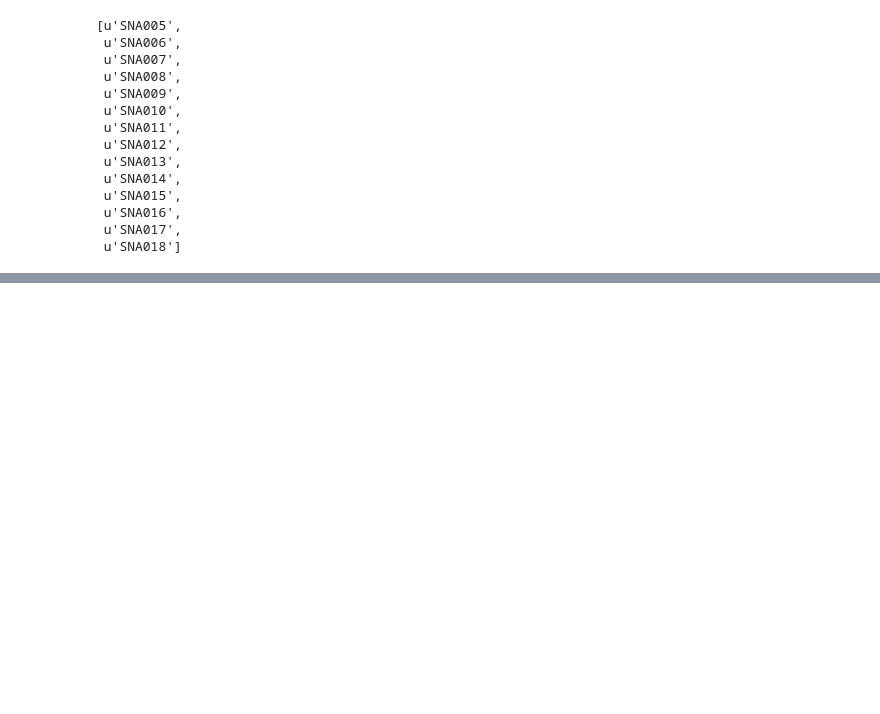
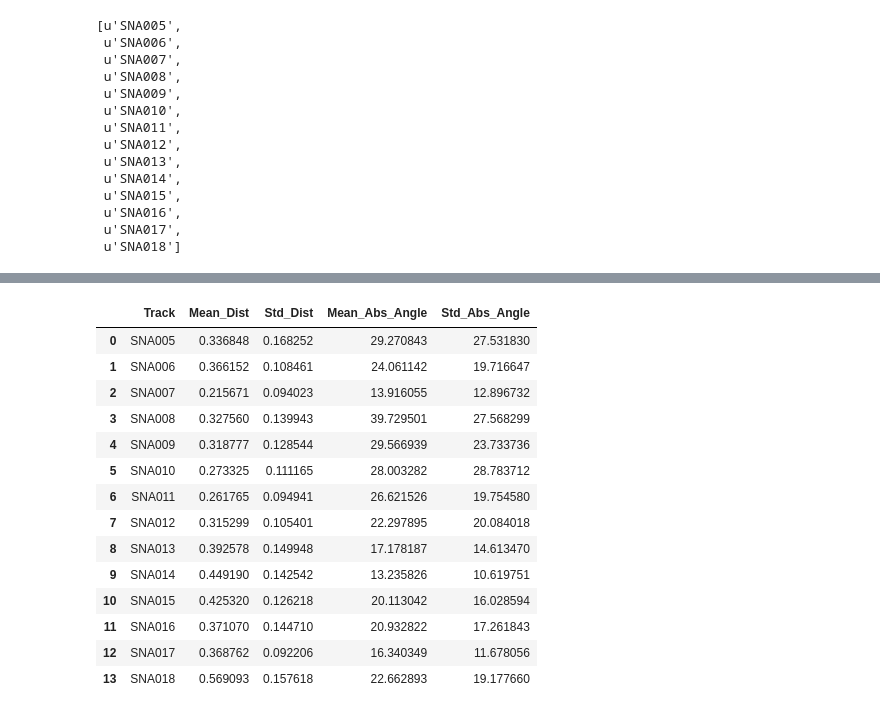
Before and after one commit to rah/optimal-search, a Jupyter notebook: ipython/70 84-10-22 Townsville.ipynb, the cells around one changed output, grey strips where cells are left out. Saved outputs shown, nothing was run; the diff lists cells and outputs as text; code cells hidden in the pictures; blank space fills up the shorter version.

```diff
--- a/ipython/70 84-10-22 Townsville.ipynb
+++ b/ipython/70 84-10-22 Townsville.ipynb
@@ -35,0 +30,18 @@ for key in df.keys():
+# %%
+summary_stats(df)
+# %% [output]
+|  | Track | Mean_Dist | Std_Dist | Mean_Abs_Angle | Std_Abs_Angle |
+| 0 | SNA005 | 0.336848 | 0.168252 | 29.270843 | 27.531830 |
+| 1 | SNA006 | 0.366152 | 0.108461 | 24.061142 | 19.716647 |
+| 2 | SNA007 | 0.215671 | 0.094023 | 13.916055 | 12.896732 |
+| 3 | SNA008 | 0.327560 | 0.139943 | 39.729501 | 27.568299 |
+| 4 | SNA009 | 0.318777 | 0.128544 | 29.566939 | 23.733736 |
+| 5 | SNA010 | 0.273325 | 0.111165 | 28.003282 | 28.783712 |
+| 6 | SNA011 | 0.261765 | 0.094941 | 26.621526 | 19.754580 |
+| 7 | SNA012 | 0.315299 | 0.105401 | 22.297895 | 20.084018 |
+| 8 | SNA013 | 0.392578 | 0.149948 | 17.178187 | 14.613470 |
+| 9 | SNA014 | 0.449190 | 0.142542 | 13.235826 | 10.619751 |
+| 10 | SNA015 | 0.425320 | 0.126218 | 20.113042 | 16.028594 |
+| 11 | SNA016 | 0.371070 | 0.144710 | 20.932822 | 17.261843 |
+| 12 | SNA017 | 0.368762 | 0.092206 | 16.340349 | 11.678056 |
+| 13 | SNA018 | 0.569093 | 0.157618 | 22.662893 | 19.177660 |
```
Also changed, not shown: parts of 3 cells of this notebook, 3 other files.
